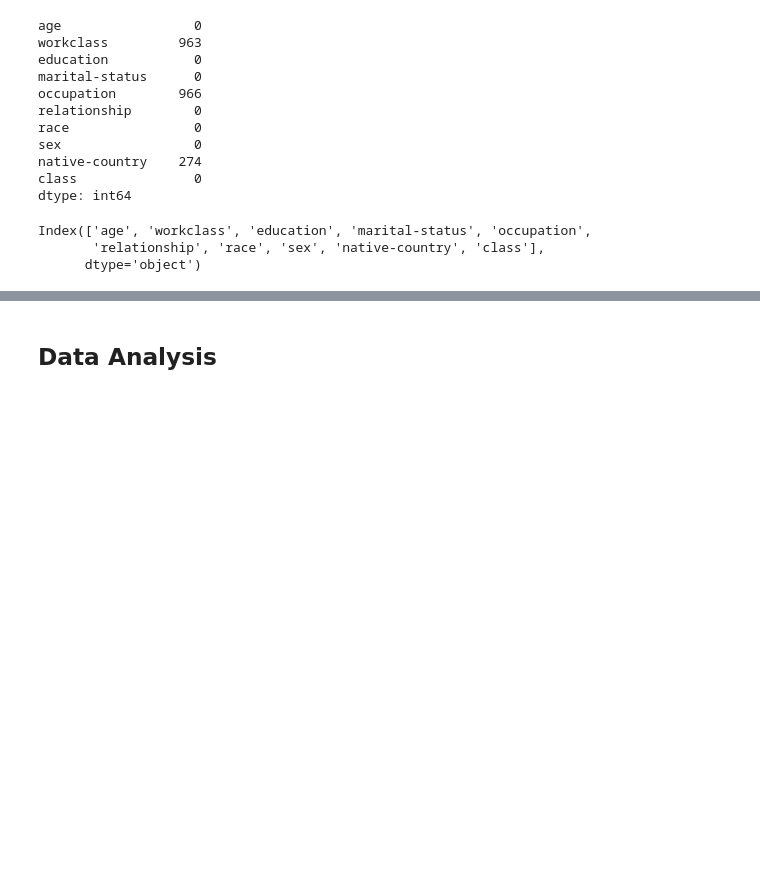
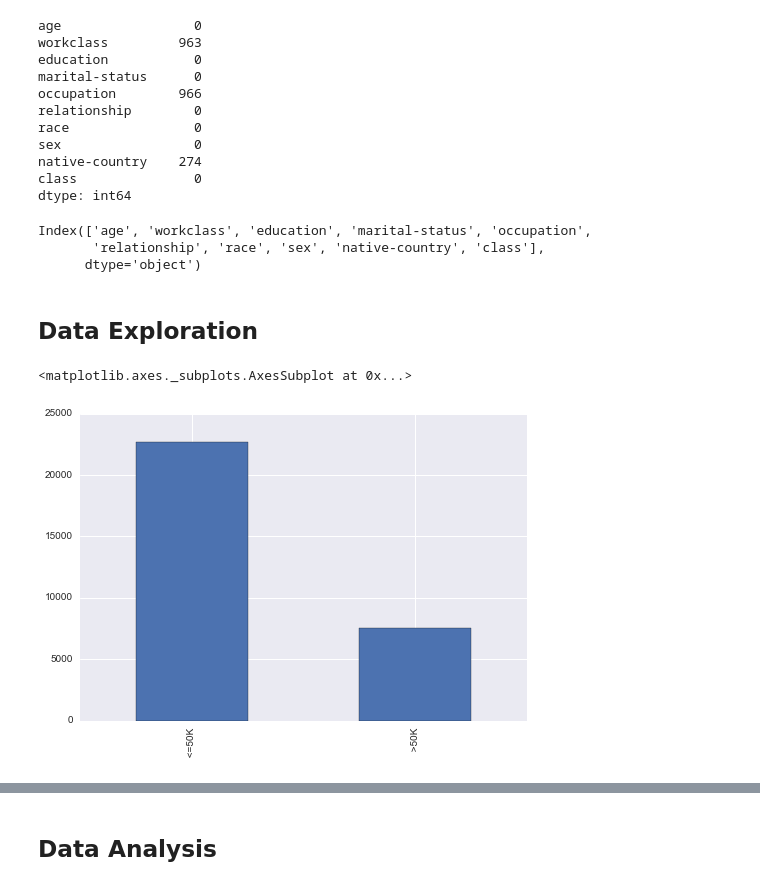
Before and after one commit to ysriram1/Income-Prediction-Using-Bayes-Net, a Jupyter notebook: script.ipynb, the cells around one changed output, grey strips where cells are left out. Cells and saved outputs as stored; diff of their text form; code cells hidden in the pictures; blank space fills up the shorter version.

Commit message:
models built, results obtained

```diff
--- a/script.ipynb
+++ b/script.ipynb
@@ -34,6 +35,11 @@ train.head()
 | 4 | 28 | Private | 338409 | Bachelors | 13 | Married-civ-spouse | Prof-specialty | Wife | ... |
 # %% [markdown]
 ### Preprocessing
+# %%
+# for some reason test class variable has '.' at the end of each result... that is removed
+test_class = list(test['class'])
+test_class = [x[:-1] for x in test_class]
+test['class'] = test_class
 # %%
 # drop all continuous variables
 continuous_features = ['education-num','fnlwgt','capital-gain','capital-loss','hours-per-week']
@@ -163,3 +169,11 @@ def binVar(train_, test_, feature, bins = 5):
     return train, test
 # %%
 train, test = binVar(train, test, 'age', bins = 5)
+# %% [markdown]
+## Data Exploration
+# %%
+# check to see if target is balanced
+train['class'].value_counts().plot('bar')
+# %% [output]
+<matplotlib.axes._subplots.AxesSubplot at 0x...>
+[figure, added]
```
Also changed, not shown: parts of 13 cells of this notebook.
